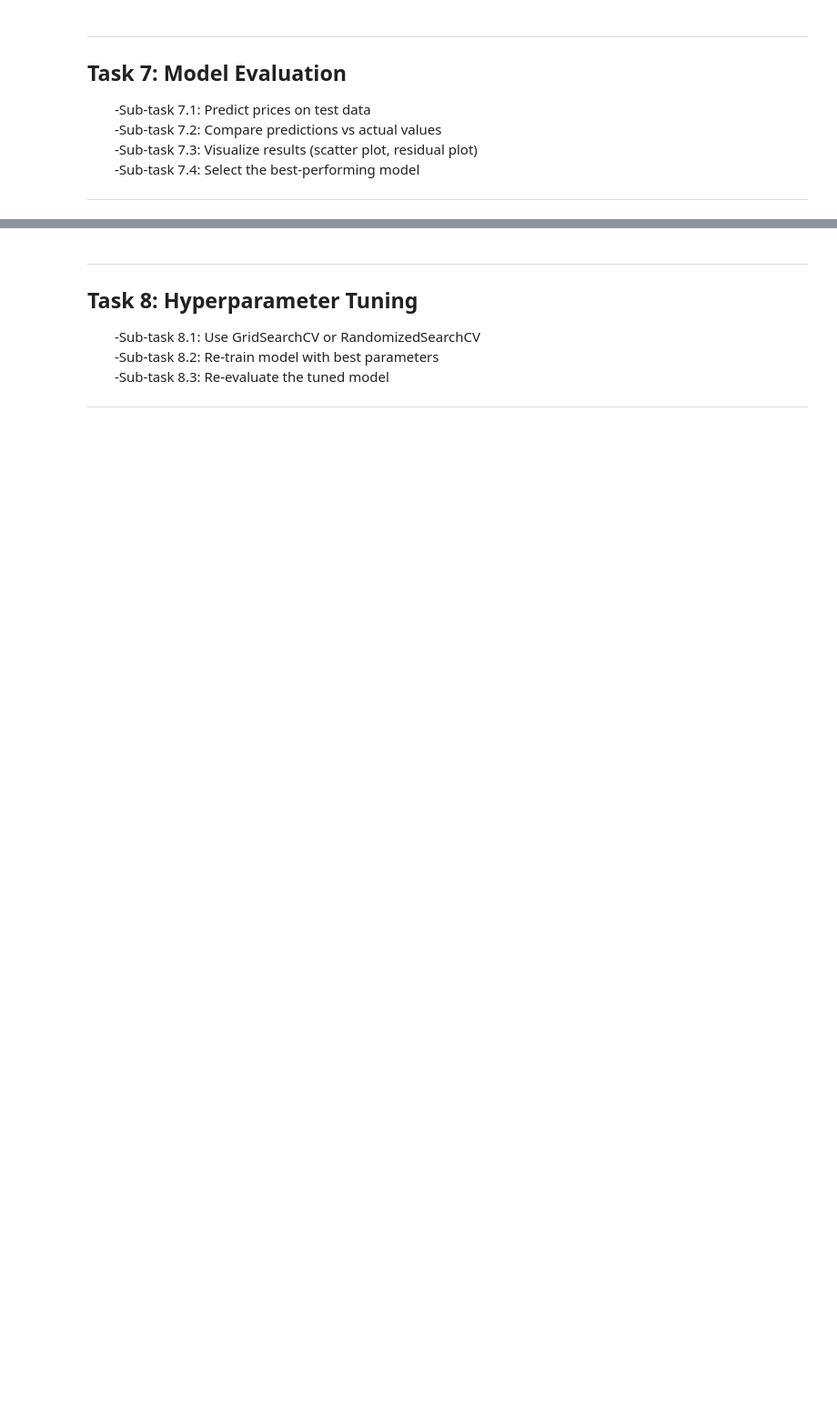
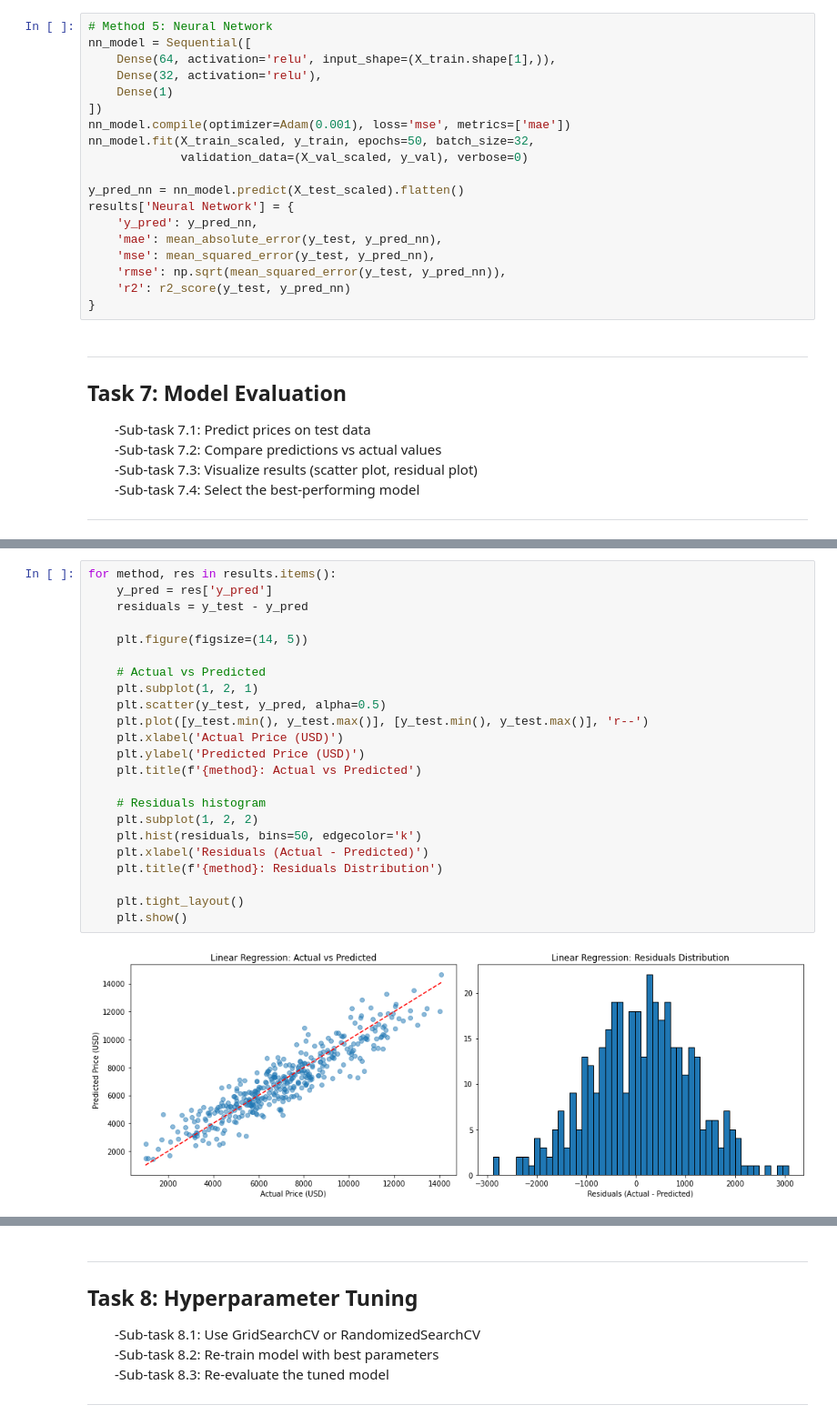
Before and after one commit to IssamBELHORMA/used_cars_price_prediction, a Jupyter notebook: Used cars price prediction.ipynb, the cells around one changed output, grey strips where cells are left out. Shown at 91% size. Saved outputs shown, nothing was run; the diff lists cells and outputs as text; blank space fills up the shorter version.

```diff
--- a/Used cars price prediction.ipynb
+++ b/Used cars price prediction.ipynb
@@ -389,3 +489,22 @@ Test size: 390 samples
+# %%
+# Method 5: Neural Network
+nn_model = Sequential([
+    Dense(64, activation='relu', input_shape=(X_train.shape[1],)),
+    Dense(32, activation='relu'),
+    Dense(1)
+])
+nn_model.compile(optimizer=Adam(0.001), loss='mse', metrics=['mae'])
+nn_model.fit(X_train_scaled, y_train, epochs=50, batch_size=32,
+             validation_data=(X_val_scaled, y_val), verbose=0)
+
+y_pred_nn = nn_model.predict(X_test_scaled).flatten()
+results['Neural Network'] = {
+    'y_pred': y_pred_nn,
+    'mae': mean_absolute_error(y_test, y_pred_nn),
+    'mse': mean_squared_error(y_test, y_pred_nn),
+    'rmse': np.sqrt(mean_squared_error(y_test, y_pred_nn)),
+    'r2': r2_score(y_test, y_pred_nn)
+}
 # %% [markdown]
 ---
 
@@ -398,0 +544,25 @@ Test size: 390 samples
+# %%
+for method, res in results.items():
+    y_pred = res['y_pred']
+    residuals = y_test - y_pred
+
+    plt.figure(figsize=(14, 5))
+
+    # Actual vs Predicted
+    plt.subplot(1, 2, 1)
+    plt.scatter(y_test, y_pred, alpha=0.5)
+    plt.plot([y_test.min(), y_test.max()], [y_test.min(), y_test.max()], 'r--')
+    plt.xlabel('Actual Price (USD)')
+    plt.ylabel('Predicted Price (USD)')
+    plt.title(f'{method}: Actual vs Predicted')
+
+    # Residuals histogram
+    plt.subplot(1, 2, 2)
+    plt.hist(residuals, bins=50, edgecolor='k')
+    plt.xlabel('Residuals (Actual - Predicted)')
+    plt.title(f'{method}: Residuals Distribution')
+
+    plt.tight_layout()
+    plt.show()
+# %% [output]
+[figure, added]
```
Also changed, not shown: parts of 28 cells of this notebook, 22 other files.
